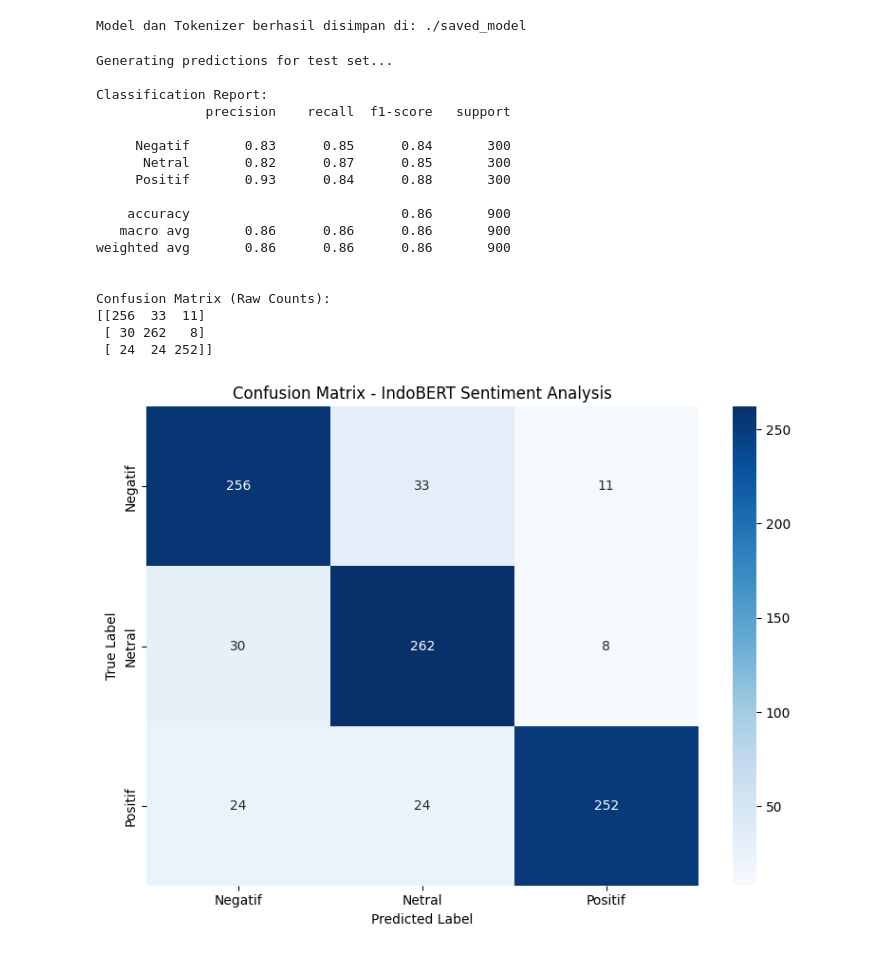
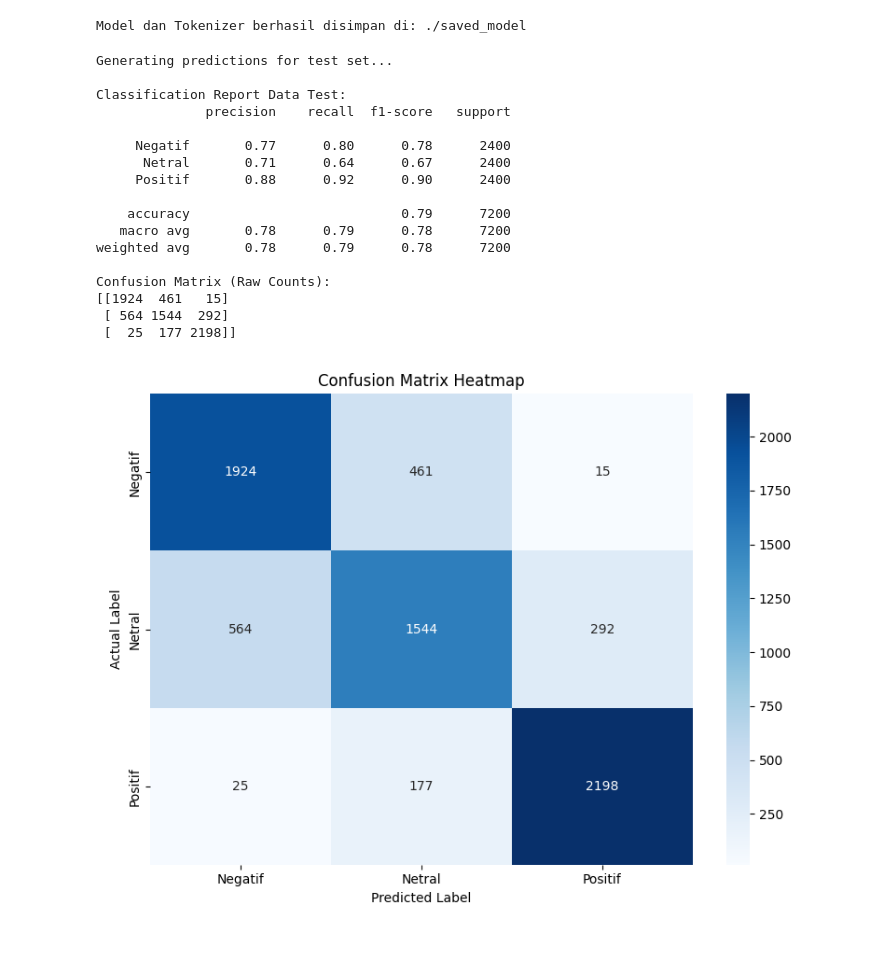
Before and after one commit to putriipuspita/Capstone-PJK-GM056, a Jupyter notebook: model/analisissentimen.ipynb, the cells around one changed output. Cells and saved outputs as stored; diff of their text form; code cells hidden in the pictures.

Commit message:
Optimize model via hybrid label noise filtering and layer-unfreezing to achieve 79% accuracy

```diff
--- a/model/analisissentimen.ipynb
+++ b/model/analisissentimen.ipynb
@@ -1035,13 +934,20 @@ print("PyTorch Dataset berhasil dibuat!")
 # %% [output]
 PyTorch Dataset berhasil dibuat!
 # %%
-# Load Model Sequence Classification untuk IndoBERT
+# Load Model Sequence Classification untuk IndoBERT dan freeze layer 0-5
 from transformers import AutoModelForSequenceClassification
 
-model = AutoModelForSequenceClassification.from_pretrained(model_name, num_labels=3)
+model = AutoModelForSequenceClassification.from_pretrained(model_name, num_labels=3, ignore_mismatched_sizes=True)
+
+# Freeze layers 0-5 untuk efisiensi VRAM dan kecepatan training
+for param in model.bert.embeddings.parameters():
+    param.requires_grad = False
+for i in range(6):
+    for param in model.bert.encoder.layer[i].parameters():
+        param.requires_grad = False
 
 # Pindahkan model ke GPU jika tersedia
 device = torch.device('cuda') if torch.cuda.is_available() else torch.device('cpu')
 model = model.to(device)
-print(f"Model berhasil dimuat dan dipindahkan ke: {device}")
+print(f"Model berhasil dimuat, layer 0-5 dibekukan, dan dipindahkan ke: {device}")
 # %% [output]
@@ -1137,48 +1029,48 @@ Model dan Tokenizer berhasil disimpan di: ./saved_model
 # %%
 # Visualisasi Hasil Evaluasi Model
 import matplotlib.pyplot as plt
 import seaborn as sns
 from sklearn.metrics import classification_report, confusion_matrix
 import numpy as np
 
 print("Generating predictions for test set...")
 predictions = trainer.predict(test_dataset)
-preds = np.argmax(predictions.predictions, axis=-1)
-true_labels = predictions.label_ids
+preds = np.argmax(predictions.predictions, axis=1)
 
-print("\nClassification Report:")
-target_names = ['Negatif', 'Netral', 'Positif']
-report = classification_report(true_labels, preds, target_names=target_names)
-print(report)
+# Tampilkan Classification Report
+print("\nClassification Report Data Test:")
+print(classification_report(y_test, preds, target_names=['Negatif', 'Netral', 'Positif']))
 
-cm = confusion_matrix(true_labels, preds)
+# Tampilkan Confusion Matrix
 print("\nConfusion Matrix (Raw Counts):")
-print(cm)
+print(confusion_matrix(y_test, preds))
 
-plt.figure(figsize=(8, 6))
-sns.heatmap(cm, annot=True, fmt='d', cmap='Blues', xticklabels=target_names, yticklabels=target_names)
-plt.title('Confusion Matrix - IndoBERT Sentiment Analysis')
+# Visualisasi Heatmap Confusion Matrix
+plt.figure(figsize=(8,6))
+sns.heatmap(confusion_matrix(y_test, preds), annot=True, fmt='d', cmap='Blues',
+            xticklabels=['Negatif', 'Netral', 'Positif'],
+            yticklabels=['Negatif', 'Netral', 'Positif'])
+plt.ylabel('Actual Label')
 plt.xlabel('Predicted Label')
-plt.ylabel('True Label')
+plt.title('Confusion Matrix Heatmap')
 plt.tight_layout()
 plt.show()
 # %% [output]
 Generating predictions for test set...
 
-Classification Report:
+Classification Report Data Test:
               precision    recall  f1-score   support
 
-     Negatif       0.83      0.85      0.84       300
-      Netral       0.82      0.87      0.85       300
-     Positif       0.93      0.84      0.88       300
+     Negatif       0.77      0.80      0.78      2400
+      Netral       0.71      0.64      0.67      2400
+     Positif       0.88      0.92      0.90      2400
 
-    accuracy                           0.86       900
-   macro avg       0.86      0.86      0.86       900
-weighted avg       0.86      0.86      0.86       900
-
+    accuracy                           0.79      7200
+   macro avg       0.78      0.79      0.78      7200
+weighted avg       0.78      0.79      0.78      7200
 
 Confusion Matrix (Raw Counts):
-[[256  33  11]
- [ 30 262   8]
- [ 24  24 252]]
+[[1924  461   15]
+ [ 564 1544  292]
+ [  25  177 2198]]
-[figure, old version]
+[figure, new version]
```
Also changed, not shown: parts of 13 cells of this notebook, 4 other files.
